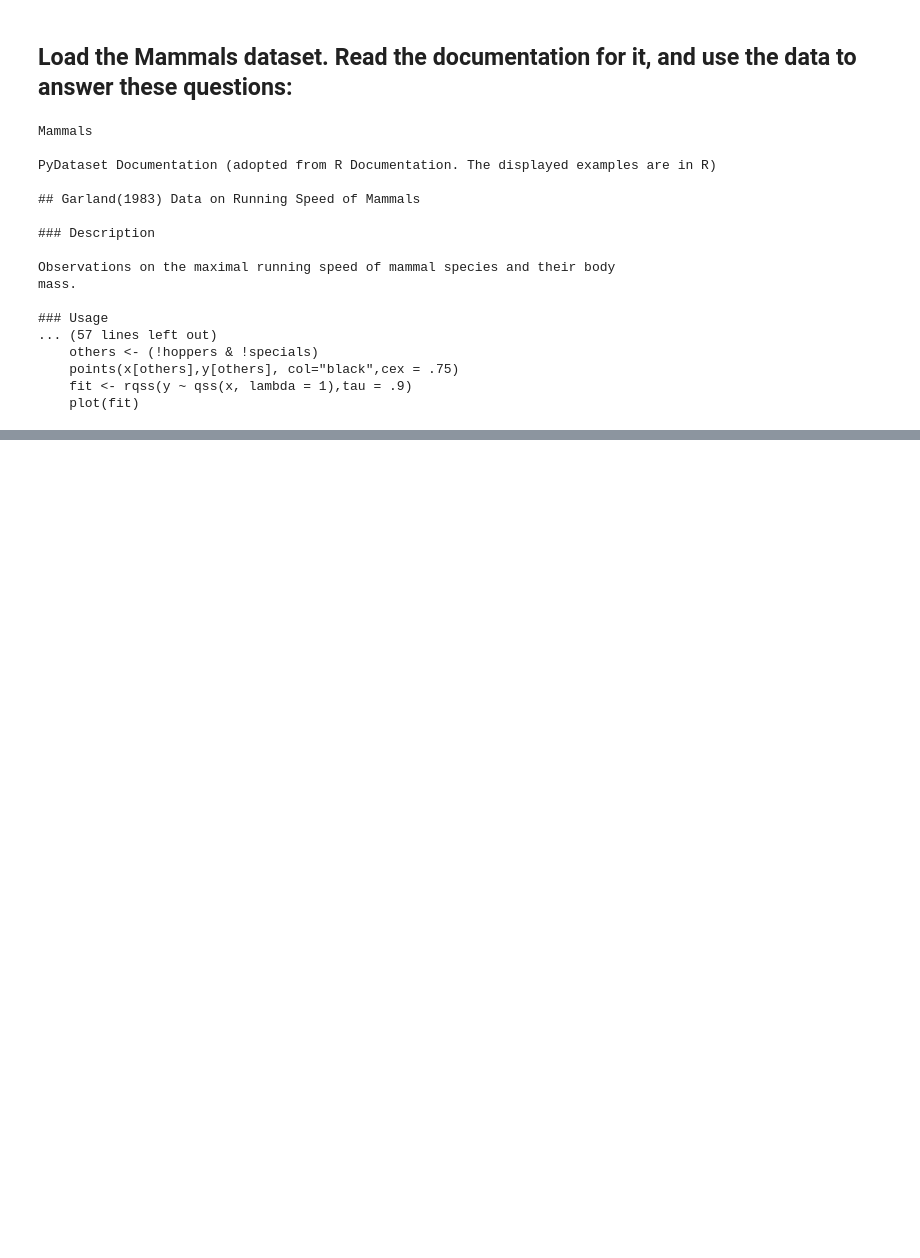
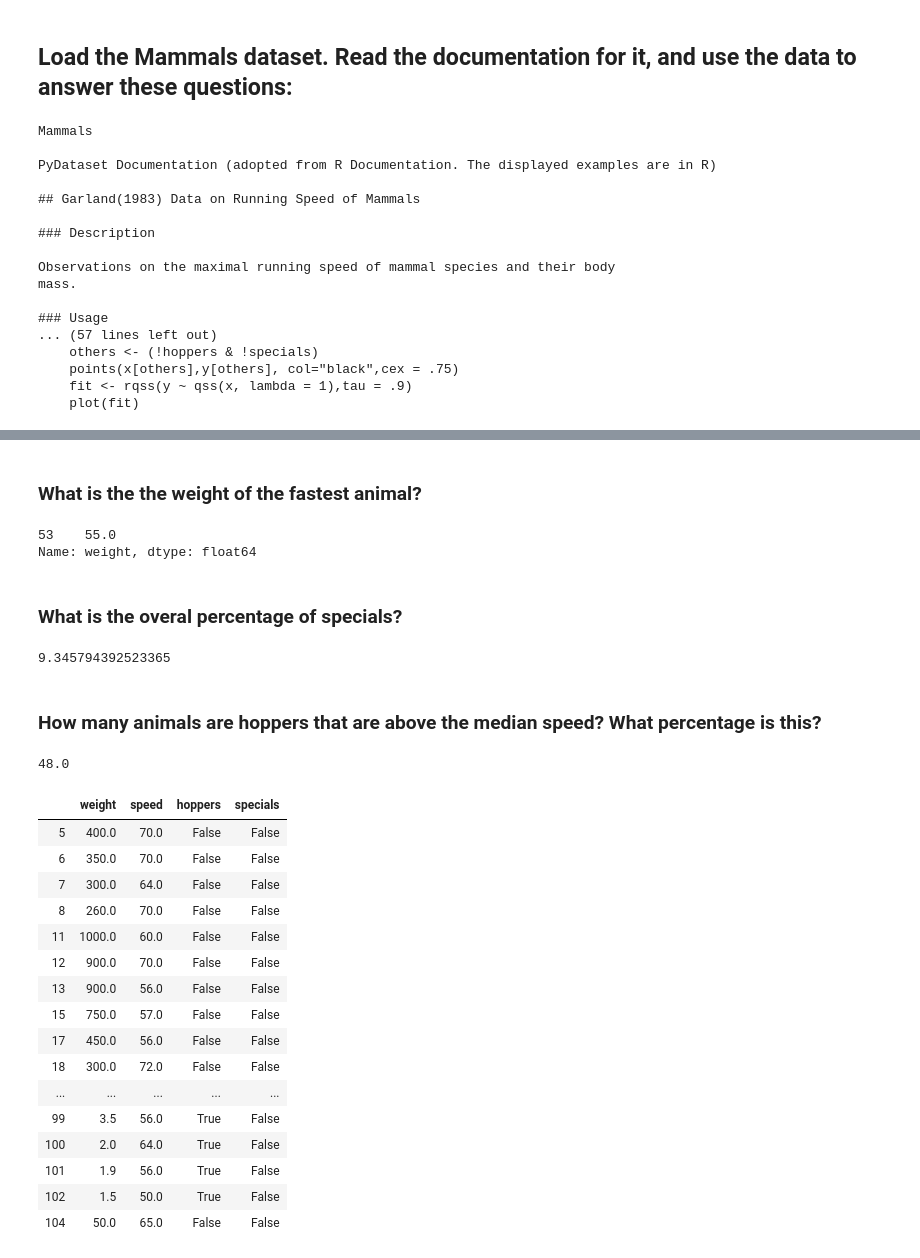
Before and after one commit to RyanMcCall/python-exercises, a Jupyter notebook: 4.8.4.3_dataframes.ipynb, the cells around one changed output, grey strips where cells are left out. Saved outputs shown, nothing was run; the diff lists cells and outputs as text; code cells hidden in the pictures; blank space fills up the shorter version.

```diff
--- a/4.8.4.3_dataframes.ipynb
+++ b/4.8.4.3_dataframes.ipynb
@@ -412,0 +473,9 @@ mass.
+# %% [markdown]
+### What is the the weight of the fastest animal?
+# %%
+mammals[mammals.speed == mammals.speed.max()].weight
+# %% [output]
+53    55.0
+Name: weight, dtype: float64
+# %% [markdown]
+### What is the overal percentage of specials?
@@ -412,0 +486,31 @@ mass.
+# %%
+(num_specials / total_mammals) * 100
+# %% [output]
+9.345794392523365
+# %% [markdown]
+### How many animals are hoppers that are above the median speed? What percentage is this?
+# %%
+median_speed = mammals.speed.median()
+median_speed
+# %% [output]
+48.0
+# %%
+mammals[mammals.speed > median_speed]
+# %% [output]
+|  | weight | speed | hoppers | specials |
+| 5 | 400.0 | 70.0 | False | False |
+| 6 | 350.0 | 70.0 | False | False |
+| 7 | 300.0 | 64.0 | False | False |
+| 8 | 260.0 | 70.0 | False | False |
+| 11 | 1000.0 | 60.0 | False | False |
+| 12 | 900.0 | 70.0 | False | False |
+| 13 | 900.0 | 56.0 | False | False |
+| 15 | 750.0 | 57.0 | False | False |
+| 17 | 450.0 | 56.0 | False | False |
+| 18 | 300.0 | 72.0 | False | False |
+| ... | ... | ... | ... | ... |
+| 99 | 3.5 | 56.0 | True | False |
+| 100 | 2.0 | 64.0 | True | False |
+| 101 | 1.9 | 56.0 | True | False |
+| 102 | 1.5 | 50.0 | True | False |
+| 104 | 50.0 | 65.0 | False | False |
```
Also changed, not shown: parts of 12 cells of this notebook, 1 other file.
